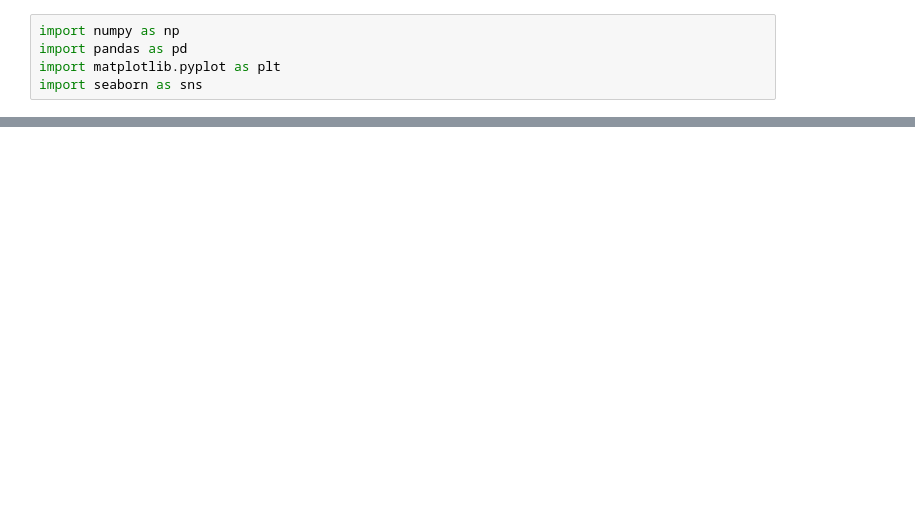
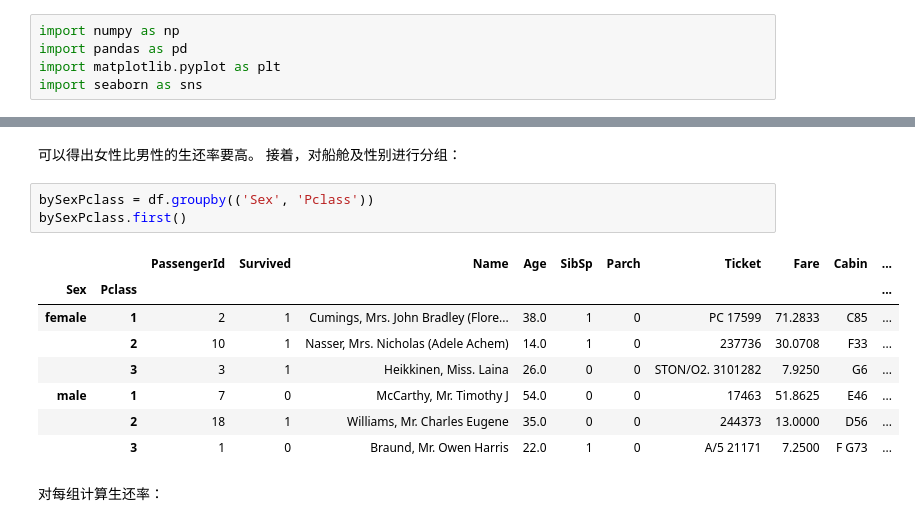
Before and after one commit to deCHN/DA-P2, a Jupyter notebook: titanic_data_explore.ipynb, the cells around one changed output, grey strips where cells are left out. Saved outputs shown, nothing was run; the diff lists cells and outputs as text; blank space fills up the shorter version.

```diff
--- a/titanic_data_explore.ipynb
+++ b/titanic_data_explore.ipynb
@@ -101,0 +158,17 @@ len(titanic_df)
+# %% [markdown]
+可以得出女性比男性的生还率要高。
+接着，对船舱及性别进行分组：
+# %%
+bySexPclass = df.groupby(('Sex', 'Pclass'))
+bySexPclass.first()
+# %% [output]
+|  |  | PassengerId | Survived | Name | Age | SibSp | Parch | Ticket | Fare | Cabin | ... |
+| Sex | Pclass |  |  |  |  |  |  |  |  |  | ... |
+| female | 1 | 2 | 1 | Cumings, Mrs. John Bradley (Flore... | 38.0 | 1 | 0 | PC 17599 | 71.2833 | C85 | ... |
+|  | 2 | 10 | 1 | Nasser, Mrs. Nicholas (Adele Achem) | 14.0 | 1 | 0 | 237736 | 30.0708 | F33 | ... |
+|  | 3 | 3 | 1 | Heikkinen, Miss. Laina | 26.0 | 0 | 0 | STON/O2. 3101282 | 7.9250 | G6 | ... |
+| male | 1 | 7 | 0 | McCarthy, Mr. Timothy J | 54.0 | 0 | 0 | 17463 | 51.8625 | E46 | ... |
+|  | 2 | 18 | 1 | Williams, Mr. Charles Eugene | 35.0 | 0 | 0 | 244373 | 13.0000 | D56 | ... |
+|  | 3 | 1 | 0 | Braund, Mr. Owen Harris | 22.0 | 1 | 0 | A/5 21171 | 7.2500 | F G73 | ... |
+# %% [markdown]
+对每组计算生还率：
```
Also changed, not shown: parts of 22 cells of this notebook.
